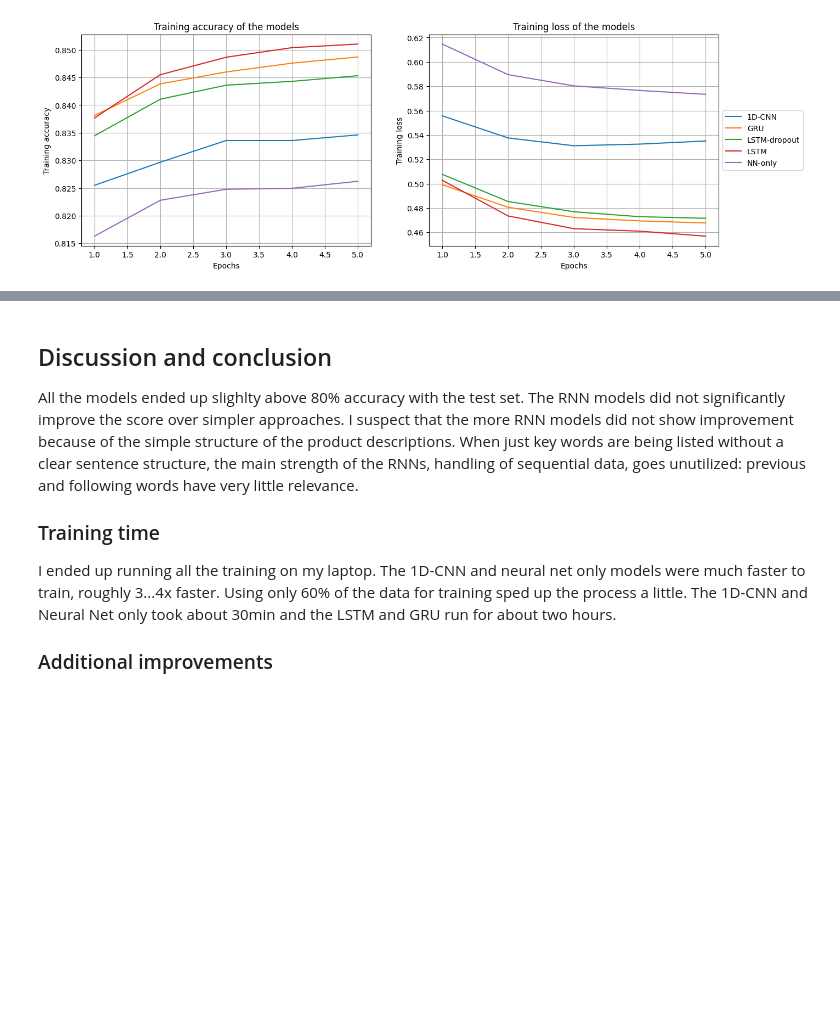
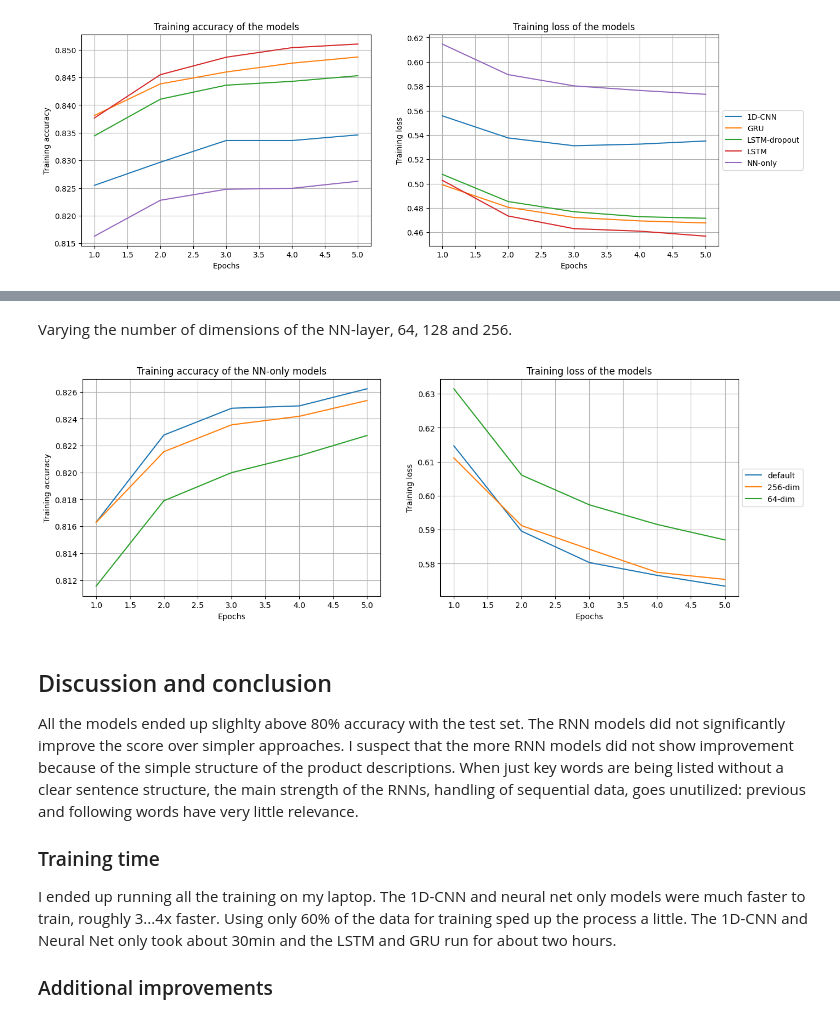
Before and after one commit to NikoKuu/Introduction-to-Deep-Learning-final, a Jupyter notebook: Intro-to-Deep-Learning-final.ipynb, the cells around one changed output, grey strips where cells are left out. Cells and saved outputs as stored; diff of their text form; code cells hidden in the pictures; blank space fills up the shorter version.

```diff
--- a/Intro-to-Deep-Learning-final.ipynb
+++ b/Intro-to-Deep-Learning-final.ipynb
@@ -1092,3 +1091,21 @@ plt.show()
+# %% [markdown]
+Varying the number of dimensions of the NN-layer, 64, 128 and 256.
+# %%
+fig, ax = plt.subplots(1,2, figsize=(15, 5))
+sns.lineplot(df[df['model']=='NN-only'], x='epoch', y='val_acc', hue='parameter', legend=False, ax=ax[0])
+sns.lineplot(df[df['model']=='NN-only'], x='epoch', y='val_loss', hue='parameter', ax=ax[1])
+ax[0].set_title('Training accuracy of the NN-only models')
+ax[0].set_ylabel('Training accuracy')
+ax[0].set_xlabel('Epochs')
+ax[0].grid(True)
+ax[1].set_title('Training loss of the models')
+ax[1].set_ylabel('Training loss')
+ax[1].set_xlabel('Epochs')
+ax[1].grid(True)
+ax[1].legend(loc='center left', bbox_to_anchor=(1, 0.5))
+plt.show()
+# %% [output]
+[figure, added]
 # %% [markdown]
 ## Discussion and conclusion ##
 All the models ended up slighlty above 80% accuracy with the test set. The RNN models did not significantly improve the score over simpler approaches. I suspect that the more RNN models did not show improvement because of the simple structure of the product descriptions. When just key words are being listed without a clear sentence structure, the main strength of the RNNs, handling of sequential data, goes unutilized: previous and following words have very little relevance.
```
Also changed, not shown: parts of 4 cells of this notebook, 3 other files.
